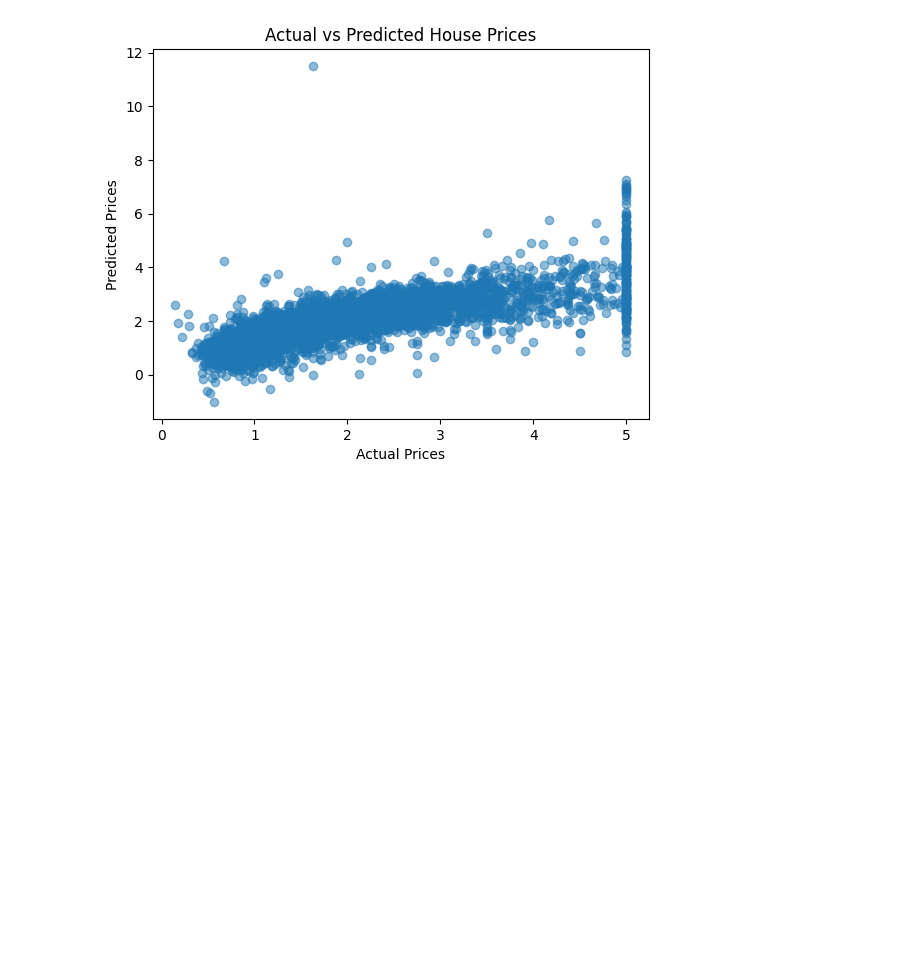
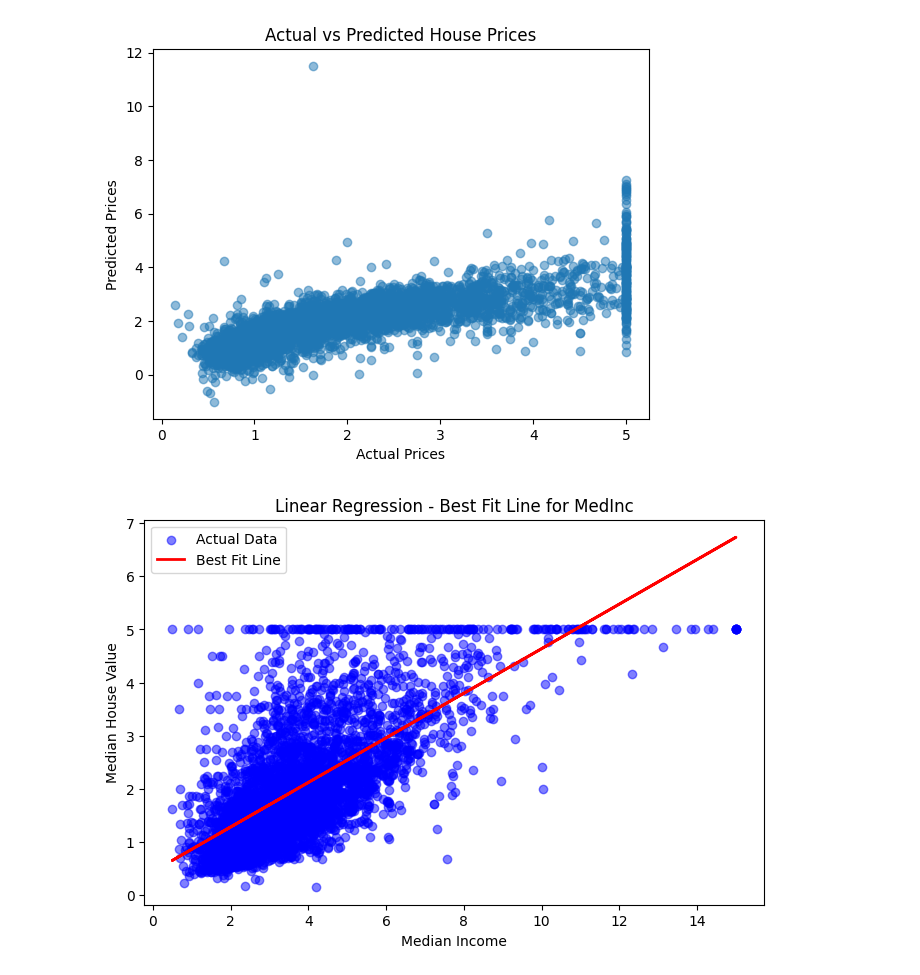
Before and after one commit to alokVerma749/ML-regression_evaluation, a Jupyter notebook: linear_regression.ipynb, the cells around one changed output. Cells and saved outputs as stored; diff of their text form; code cells hidden in the pictures; blank space fills up the shorter version.

Commit message:
best fit line visualisation

```diff
--- a/linear_regression.ipynb
+++ b/linear_regression.ipynb
@@ -52,3 +52,41 @@ plt.show()
 Mean Squared Error (MSE): 0.56
 R² Score: 0.58
 [figure]
+# %%
+import numpy as np
+import pandas as pd
+import matplotlib.pyplot as plt
+from sklearn.datasets import fetch_california_housing
+from sklearn.model_selection import train_test_split
+from sklearn.linear_model import LinearRegression
+
+# Load dataset
+california_housing = fetch_california_housing()
+california_df = pd.DataFrame(california_housing.data, columns=california_housing.feature_names)
+california_df["MedHouseValue"] = california_housing.target
+
+# Select only "MedInc" feature for visualization
+X = california_df[["MedInc"]]  # Feature (Median Income)
+y = california_df["MedHouseValue"]  # Target (House Value)
+
+# Split data into train & test sets
+X_train, X_test, y_train, y_test = train_test_split(X, y, test_size=0.2, random_state=42)
+
+# Train Linear Regression Model
+model = LinearRegression()
+model.fit(X_train, y_train)
+
+# Predict values
+y_pred = model.predict(X_test)
+
+# Plot Data Points and Best Fit Line
+plt.figure(figsize=(8, 5))
+plt.scatter(X_test, y_test, color='blue', alpha=0.5, label="Actual Data")
+plt.plot(X_test, y_pred, color='red', linewidth=2, label="Best Fit Line")  # Best fit line
+plt.xlabel("Median Income")
+plt.ylabel("Median House Value")
+plt.title("Linear Regression - Best Fit Line for MedInc")
+plt.legend()
+plt.show()
+# %% [output]
+[figure, added]
```
